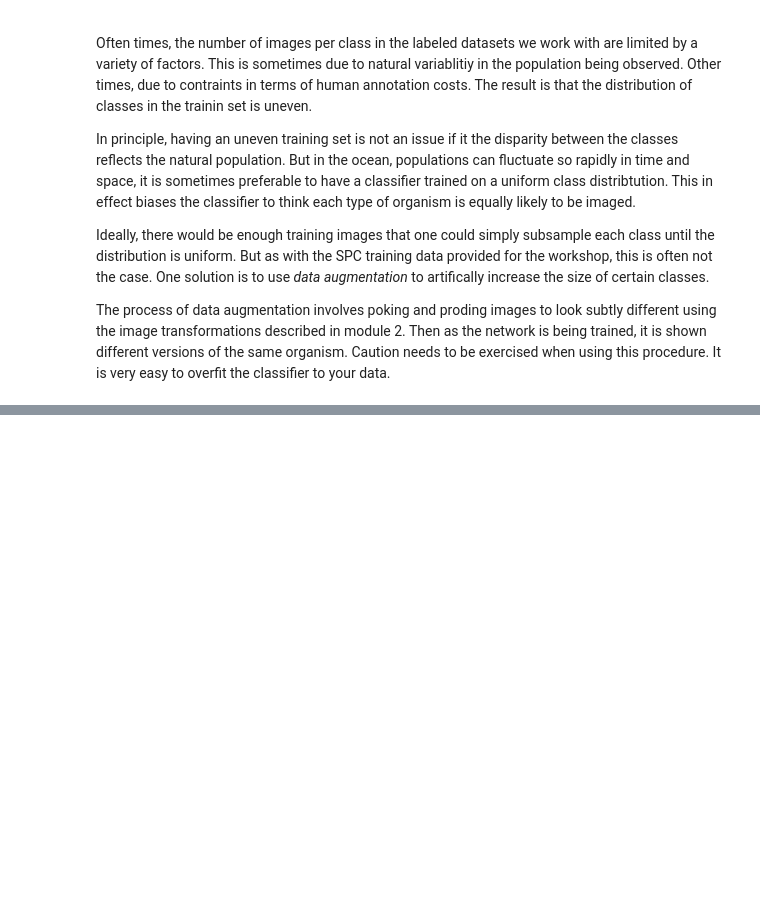
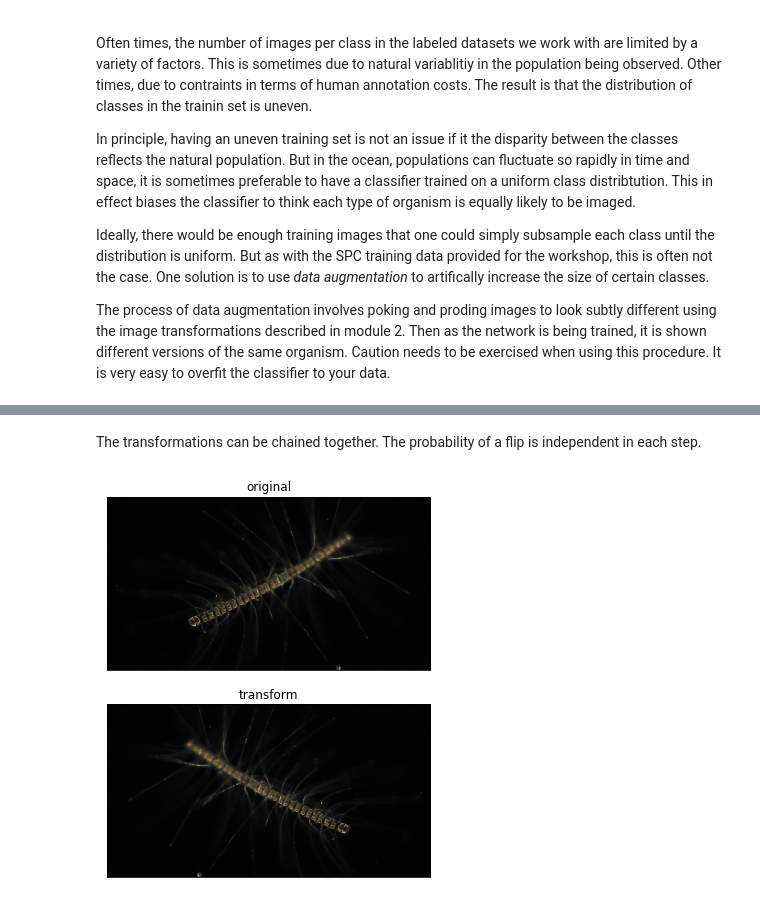
Before and after one commit to eor314/pogo_bioobs19_imaging, a Jupyter notebook: mod7_data_augmentation.ipynb, the cells around one changed output, grey strips where cells are left out. Cells and saved outputs as stored; diff of their text form; code cells hidden in the pictures; blank space fills up the shorter version.

```diff
--- a/mod7_data_augmentation.ipynb
+++ b/mod7_data_augmentation.ipynb
@@ -23,0 +91,16 @@ from tqdm import tnrange, tqdm_notebook
+# %% [markdown]
+The transformations can be chained together. The probability of a flip is independent in each step.
+# %%
+# redefine the random flip composer
+rand_flip = transforms.Compose([
+    transforms.RandomHorizontalFlip(),
+    transforms.RandomVerticalFlip()
+])
+
+# do the flip
+test = rand_flip(img_orig)
+
+# display it
+plot_transform_imgs(img_orig, test)
+# %% [output]
+[figure, added]
```
Also changed, not shown: parts of 8 cells of this notebook.
